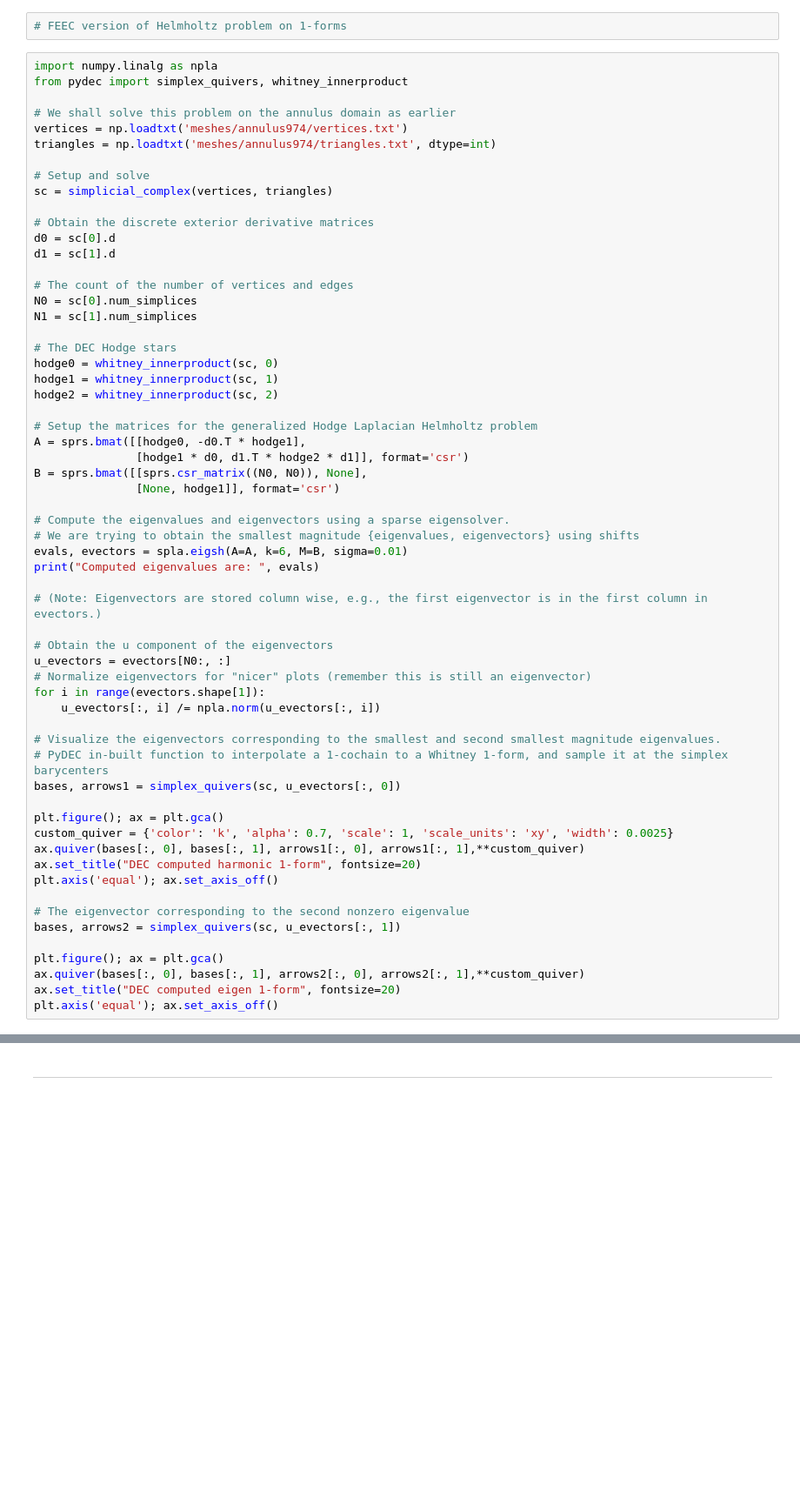
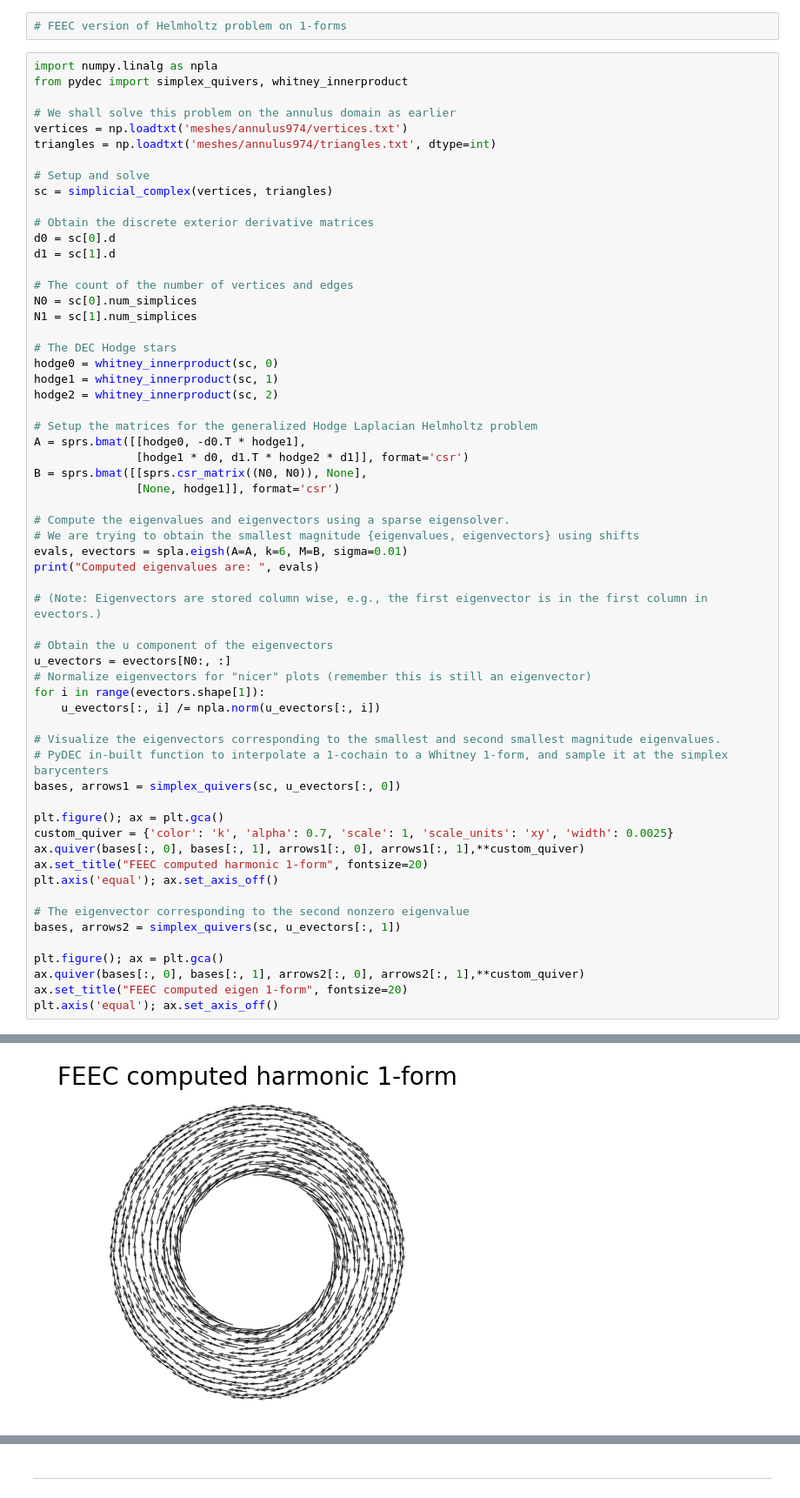
Before and after one commit to discrete-exterior-calculus/dec-icts-2025, a Jupyter notebook: PyDEC-intro.ipynb, the cells around one changed output, grey strips where cells are left out. Shown at 87% size. Cells and saved outputs as stored; diff of their text form; blank space fills up the shorter version.

```diff
--- a/PyDEC-intro.ipynb
+++ b/PyDEC-intro.ipynb
@@ -498,7 +565,7 @@ bases, arrows1 = simplex_quivers(sc, u_evectors[:, 0])
 plt.figure(); ax = plt.gca()
 custom_quiver = {'color': 'k', 'alpha': 0.7, 'scale': 1, 'scale_units': 'xy', 'width': 0.0025}
 ax.quiver(bases[:, 0], bases[:, 1], arrows1[:, 0], arrows1[:, 1],**custom_quiver)
-ax.set_title("DEC computed harmonic 1-form", fontsize=20)
+ax.set_title("FEEC computed harmonic 1-form", fontsize=20)
 plt.axis('equal'); ax.set_axis_off()
 
 # The eigenvector corresponding to the second nonzero eigenvalue
@@ -506,5 +573,6 @@ bases, arrows2 = simplex_quivers(sc, u_evectors[:, 1])
 
 plt.figure(); ax = plt.gca()
 ax.quiver(bases[:, 0], bases[:, 1], arrows2[:, 0], arrows2[:, 1],**custom_quiver)
-ax.set_title("DEC computed eigen 1-form", fontsize=20)
+ax.set_title("FEEC computed eigen 1-form", fontsize=20)
 plt.axis('equal'); ax.set_axis_off()
+# %% [output]
@@ -510,0 +581 @@ plt.axis('equal'); ax.set_axis_off()
+[figure, added]
```
Also changed, not shown: parts of 27 cells of this notebook.
